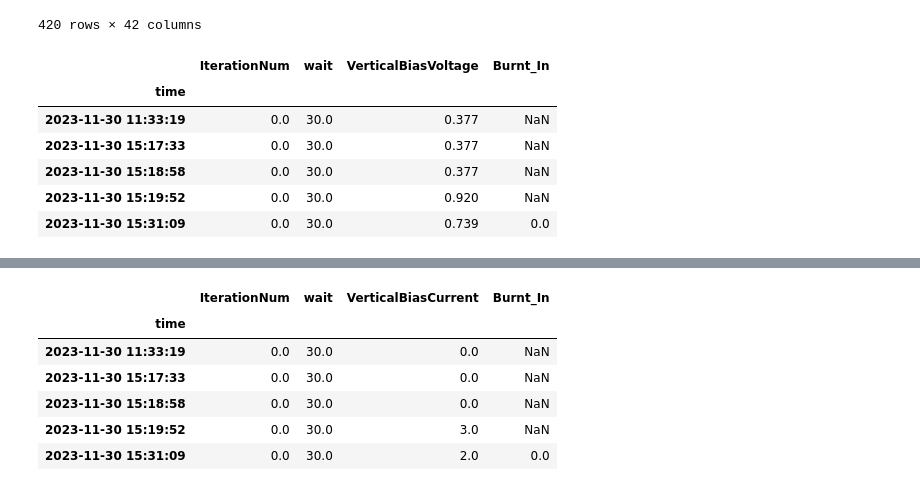
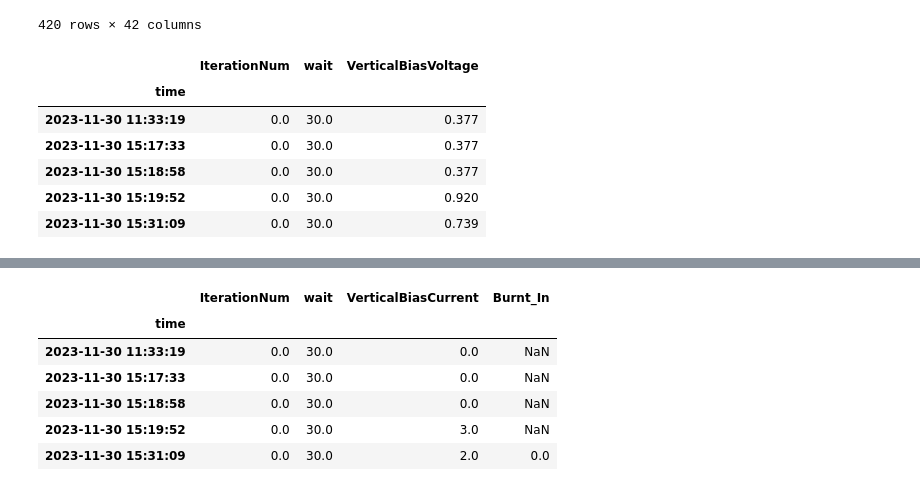
Before and after one commit to insommer/AnalysisCode, a Jupyter notebook: Coding Test/Coding Test.ipynb, the cells around one changed output, grey strips where cells are left out. Cells and saved outputs as stored; diff of their text form; code cells hidden in the pictures.

```diff
--- a/Coding Test/Coding Test.ipynb
+++ b/Coding Test/Coding Test.ipynb
@@ -86,13 +86,13 @@ df
 | 2023-12-01 11:47:57 | 0.0 | 45.0 | 2.0 | 512.0 | 2415.44 | 3.598 | 226.0 | ... |
 420 rows × 42 columns
 # %%
-aa = df.head()[['IterationNum', 'wait', 'VerticalBiasVoltage', 'Burnt_In']]
+aa = df.head()[['IterationNum', 'wait', 'VerticalBiasVoltage']]
 aa
 # %% [output]
-|  | IterationNum | wait | VerticalBiasVoltage | Burnt_In |
-| time |  |  |  |  |
-| 2023-11-30 11:33:19 | 0.0 | 30.0 | 0.377 | NaN |
-| 2023-11-30 15:17:33 | 0.0 | 30.0 | 0.377 | NaN |
-| 2023-11-30 15:18:58 | 0.0 | 30.0 | 0.377 | NaN |
-| 2023-11-30 15:19:52 | 0.0 | 30.0 | 0.920 | NaN |
-| 2023-11-30 15:31:09 | 0.0 | 30.0 | 0.739 | 0.0 |
+|  | IterationNum | wait | VerticalBiasVoltage |
+| time |  |  |  |
+| 2023-11-30 11:33:19 | 0.0 | 30.0 | 0.377 |
+| 2023-11-30 15:17:33 | 0.0 | 30.0 | 0.377 |
+| 2023-11-30 15:18:58 | 0.0 | 30.0 | 0.377 |
+| 2023-11-30 15:19:52 | 0.0 | 30.0 | 0.920 |
+| 2023-11-30 15:31:09 | 0.0 | 30.0 | 0.739 |
```
Also changed, not shown: parts of 9 cells of this notebook, 1 other file.
